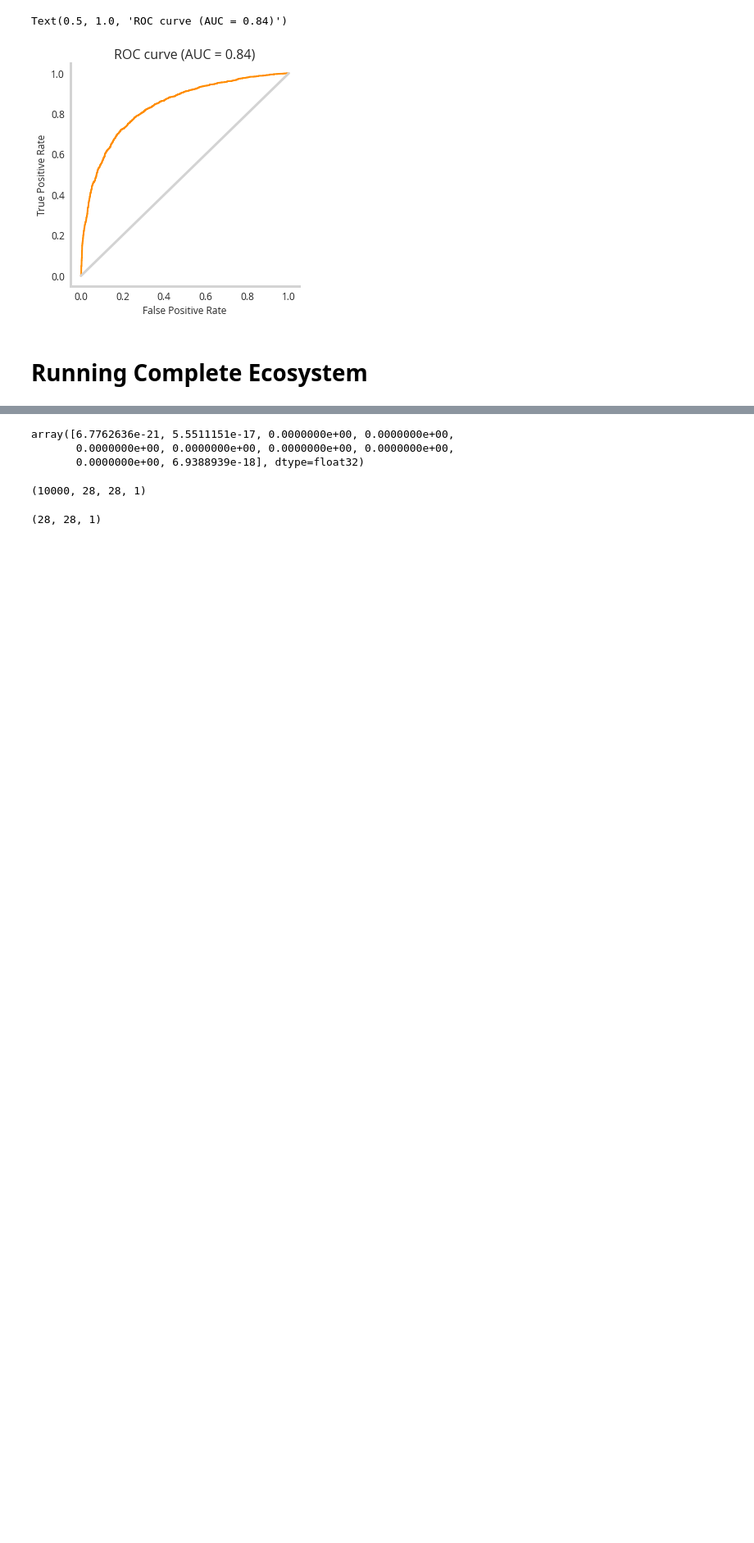
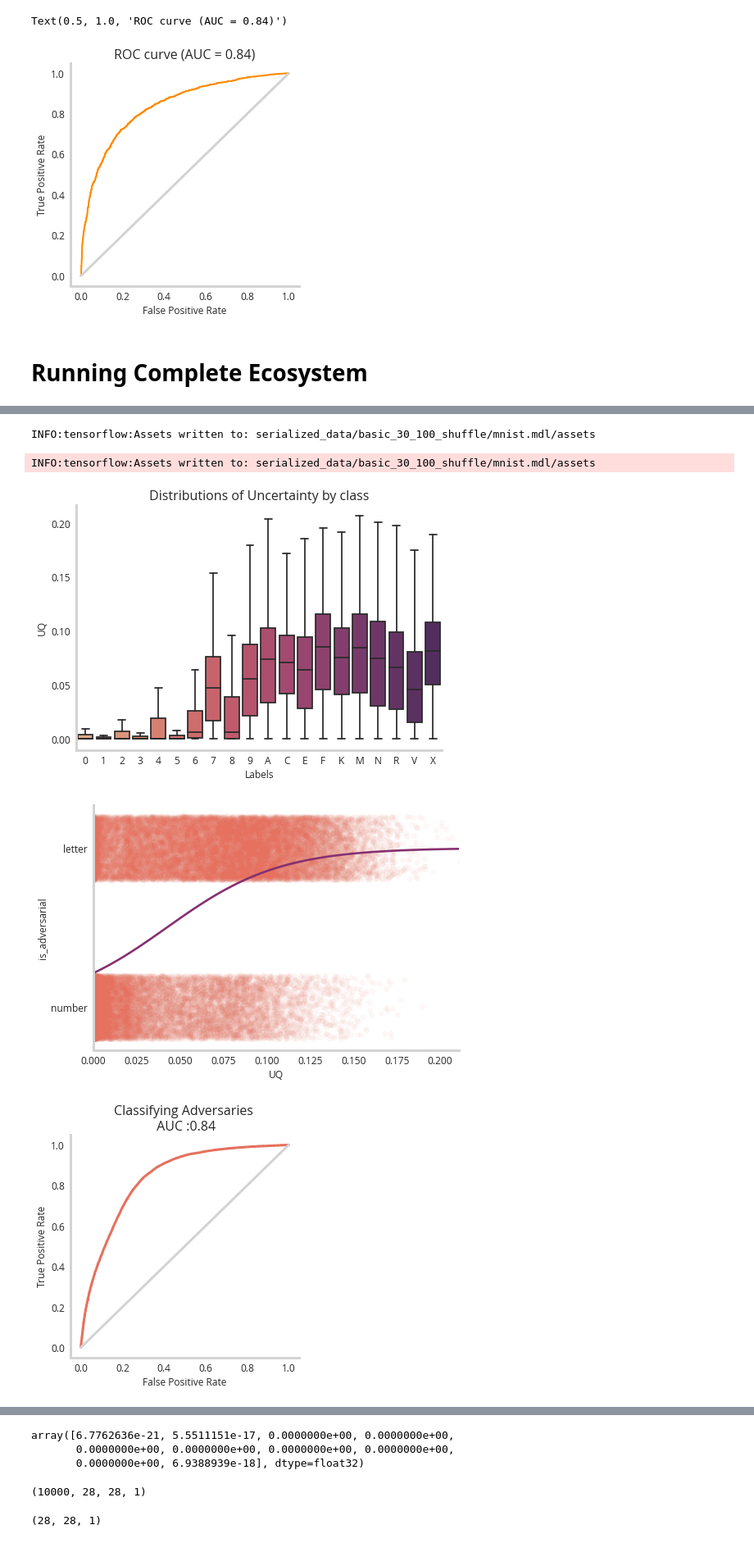
Before and after one commit to NicholasARossi/UQ_methods, a Jupyter notebook: notebooks/05_Neural_Network_Uncertainty_Quantification_with_Dropout.ipynb, the cells around one changed output, grey strips where cells are left out. Shown at 82% size. Cells and saved outputs as stored; diff of their text form; code cells hidden in the pictures; blank space fills up the shorter version.

```diff
--- a/notebooks/05_Neural_Network_Uncertainty_Quantification_with_Dropout.ipynb
+++ b/notebooks/05_Neural_Network_Uncertainty_Quantification_with_Dropout.ipynb
@@ -123,5 +91,0 @@ def define_model():
-# %%
-#scores, histories = evaluate_model(trainX, trainY)
-# train model
-model = define_model()
-history = model.fit(data.X_train, data.y_train, epochs=10, batch_size=32, validation_data=(data.X_test, data.y_test), verbose=1)
@@ -300,4 +218,2 @@ from utility.mnist_data.dropout_framework import DropoutMinstModel
 from sklearn.metrics import confusion_matrix
 from sklearn.metrics import accuracy_score
-# %%
-complete_model=DropoutMinstModel(n_epochs=20)
@@ -307,0 +220,8 @@ WARNING:root:Cohen, G., Afshar, S., Tapson, J., & van Schaik, A. (2017). EMNIST:
+# %%
+titles=['basic_30_100_shuffle']
+for i, model in enumerate([basic_CNN]):
+
+    complete_model=DropoutMinstModel(base_model=model,n_epochs=30,n_dropout_shuffles=100,title=titles[i])
+    complete_model.train()
+    complete_model.make_plots(f'figures/{titles[i]}')
+# %% [output]
@@ -307,0 +252,5 @@ WARNING:root:Cohen, G., Afshar, S., Tapson, J., & van Schaik, A. (2017). EMNIST:
+INFO:tensorflow:Assets written to: serialized_data/basic_30_100_shuffle/mnist.mdl/assets
+INFO:tensorflow:Assets written to: serialized_data/basic_30_100_shuffle/mnist.mdl/assets
+[figure, added]
+[figure, added]
+[figure, added]
```
Also changed, not shown: parts of 27 cells of this notebook, 3 other files.
